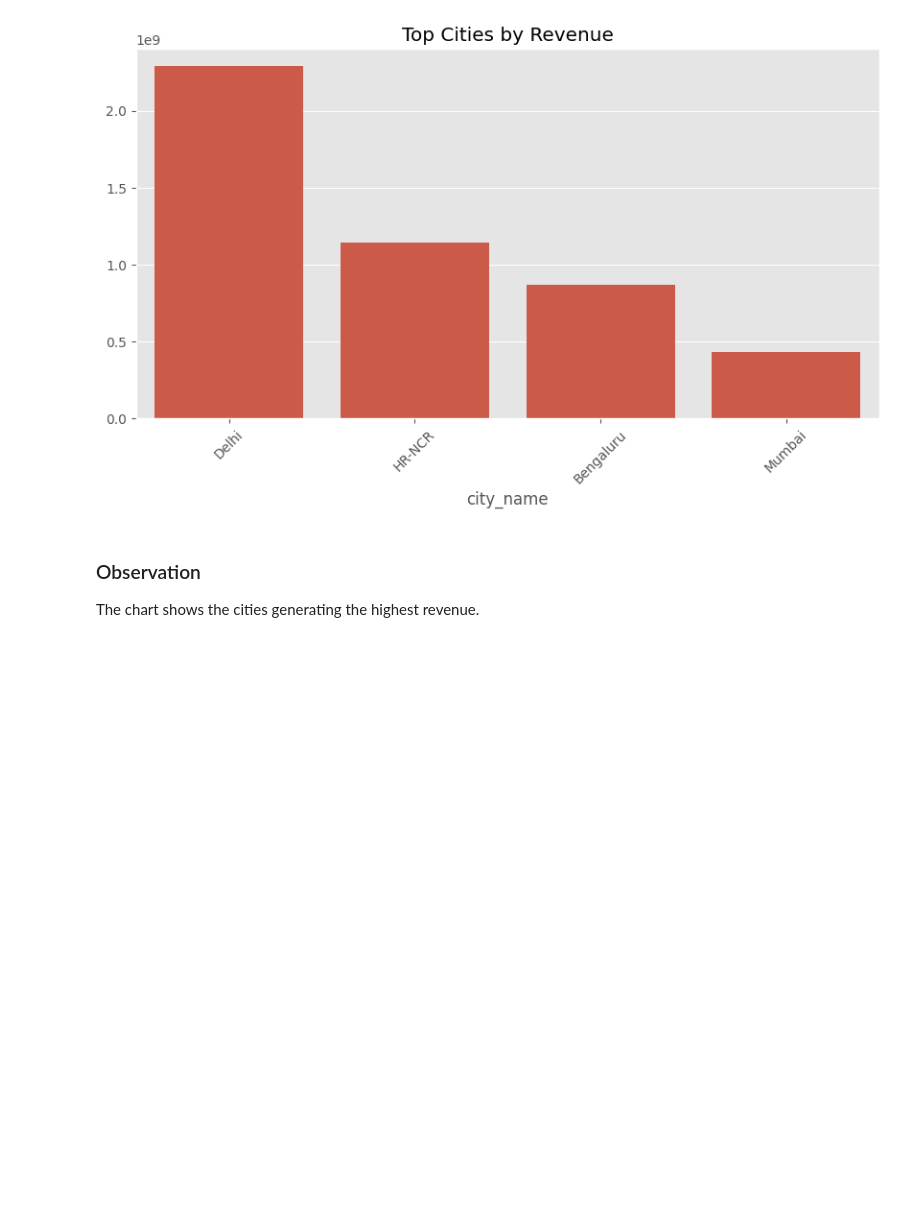
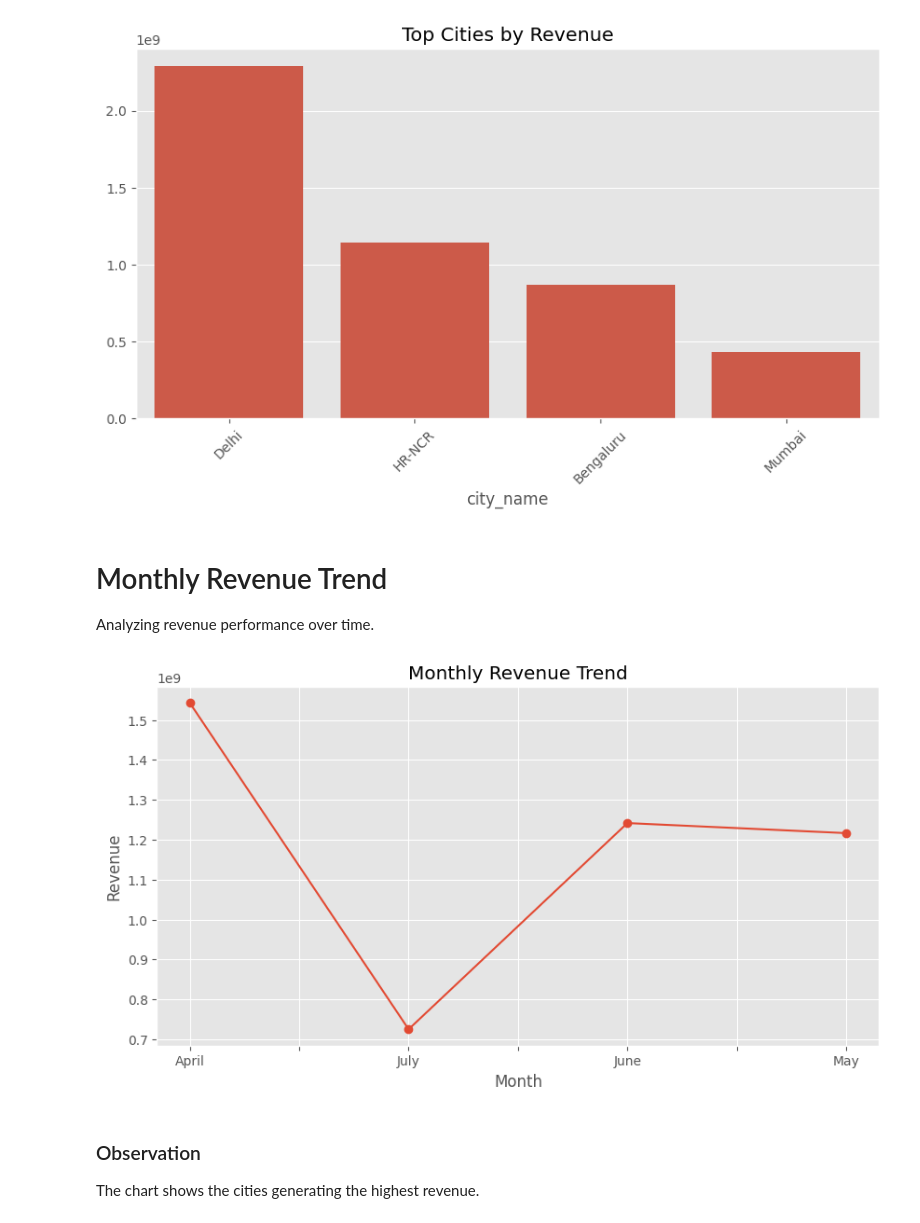
Before and after one commit to priyadarshinigujarathi13/MINI-PROJECT, a Jupyter notebook: F.ipynb, the cells around one changed output. Cells and saved outputs as stored; diff of their text form; code cells hidden in the pictures; blank space fills up the shorter version.

Commit message:
Updated EDA charts

```diff
--- a/F.ipynb
+++ b/F.ipynb
@@ -268,6 +268,25 @@ plt.xticks(rotation=45)
 plt.show()
 # %% [output]
 [figure]
+# %% [markdown]
+# Monthly Revenue Trend
+
+Analyzing revenue performance over time.
+# %%
+monthly_sales = (
+    merged_df.groupby('Month')['Revenue']
+    .sum()
+)
+
+plt.figure(figsize=(10,5))
+
+monthly_sales.plot(marker='o')
+
+plt.title("Monthly Revenue Trend")
+plt.ylabel("Revenue")
+plt.show()
+# %% [output]
+[figure, added]
 # %% [markdown]
 ### Observation
 
```
Also changed, not shown: parts of 10 cells of this notebook.
